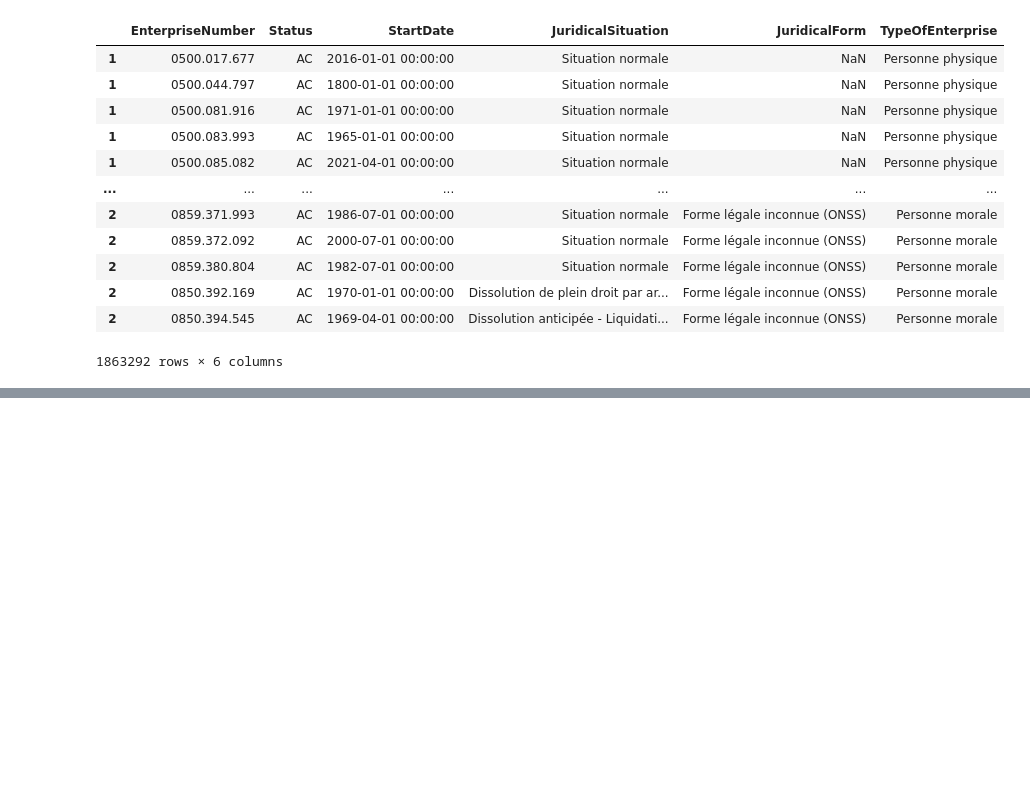
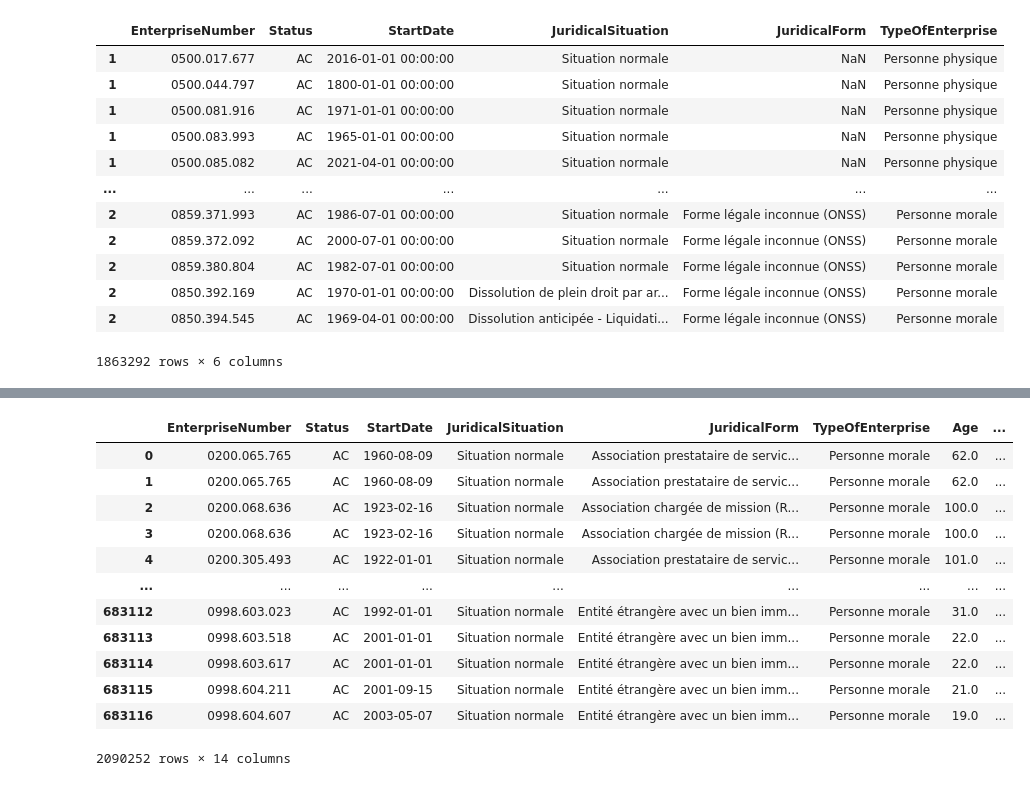
Before and after one commit to tanialemos/data_viz_SQL, a Jupyter notebook: data_exploration.ipynb, the cells around one changed output, grey strips where cells are left out. Drawn from its saved outputs; the diff is of its cells as text; code cells hidden in the pictures; blank space fills up the shorter version.

```diff
--- a/data_exploration.ipynb
+++ b/data_exploration.ipynb
@@ -182,0 +192,6 @@ list(group_data['JuridicalSituation'].T)
+# %%
+#define the age of the company
+today_date = datetime.datetime.now().date()
+enterprise['StartDate']= pd.to_datetime(enterprise['StartDate']).dt.date
+enterprise['Age']= (today_date-enterprise['StartDate'])
+enterprise['Age'] = (enterprise['Age'].dt.days/365).round()
@@ -182,0 +214,12 @@ list(group_data['JuridicalSituation'].T)
+# %%
+Query_activity = """
+    SELECT EntityNumber, substr(NaceCode,1,2) Industry, NaceVersion, ActivityGroup, Classification
+    FROM activity
+    GROUP BY EntityNumber , Industry, NaceVersion, ActivityGroup, Classification
+"""
+
+cursor.execute(Query_activity)
+activity = cursor.fetchall()
+col = [description[0] for description in cursor.description]
+
+activity = pd.DataFrame.from_records(data=activity, columns=col)
@@ -182,0 +271,38 @@ list(group_data['JuridicalSituation'].T)
+# %%
+a = enterprise
+b = activity
+inner_activity_entreprise = pd.merge(a,b,left_on='EnterpriseNumber', right_on='EntityNumber',how='left')
+# %%
+entreprise_activities = inner_activity_entreprise[inner_activity_entreprise['Classification']\
+                                                .isin(['MAIN',NaN])]\
+                                                .sort_values(by=['EnterpriseNumber','ActivityGroup','NaceVersion'])\
+                                                .drop_duplicates(subset=['EnterpriseNumber','ActivityGroup'],keep="last")
+# %%
+a = entreprise_activities[entreprise_activities['NaceVersion']=='2008']
+b = code_tbls['Nace2008']
+Nace2008 = pd.merge(a,b,left_on='Industry', right_on='Code',how='left')
+
+a = entreprise_activities[entreprise_activities['NaceVersion']=='2003']
+b = code_tbls['Nace2003']
+Nace2003 = pd.merge(a,b,left_on='Industry', right_on='Code',how='left')
+
+a = entreprise_activities[entreprise_activities['NaceVersion'].isna()]
+b = code_tbls['Nace2003']
+NaceNaN= pd.merge(a,b,left_on='Industry', right_on='Code',how='left')
+
+entreprise_activities = pd.concat([Nace2008, Nace2003, NaceNaN])
+entreprise_activities
+# %% [output]
+|  | EnterpriseNumber | Status | StartDate | JuridicalSituation | JuridicalForm | TypeOfEnterprise | Age | ... |
+| 0 | 0200.065.765 | AC | 1960-08-09 | Situation normale | Association prestataire de servic... | Personne morale | 62.0 | ... |
+| 1 | 0200.065.765 | AC | 1960-08-09 | Situation normale | Association prestataire de servic... | Personne morale | 62.0 | ... |
+| 2 | 0200.068.636 | AC | 1923-02-16 | Situation normale | Association chargée de mission (R... | Personne morale | 100.0 | ... |
+| 3 | 0200.068.636 | AC | 1923-02-16 | Situation normale | Association chargée de mission (R... | Personne morale | 100.0 | ... |
+| 4 | 0200.305.493 | AC | 1922-01-01 | Situation normale | Association prestataire de servic... | Personne morale | 101.0 | ... |
+| ... | ... | ... | ... | ... | ... | ... | ... | ... |
+| 683112 | 0998.603.023 | AC | 1992-01-01 | Situation normale | Entité étrangère avec un bien imm... | Personne morale | 31.0 | ... |
+| 683113 | 0998.603.518 | AC | 2001-01-01 | Situation normale | Entité étrangère avec un bien imm... | Personne morale | 22.0 | ... |
+| 683114 | 0998.603.617 | AC | 2001-01-01 | Situation normale | Entité étrangère avec un bien imm... | Personne morale | 22.0 | ... |
+| 683115 | 0998.604.211 | AC | 2001-09-15 | Situation normale | Entité étrangère avec un bien imm... | Personne morale | 21.0 | ... |
+| 683116 | 0998.604.607 | AC | 2003-05-07 | Situation normale | Entité étrangère avec un bien imm... | Personne morale | 19.0 | ... |
+2090252 rows × 14 columns
```
Also changed, not shown: parts of 32 cells of this notebook, 2 other files.
